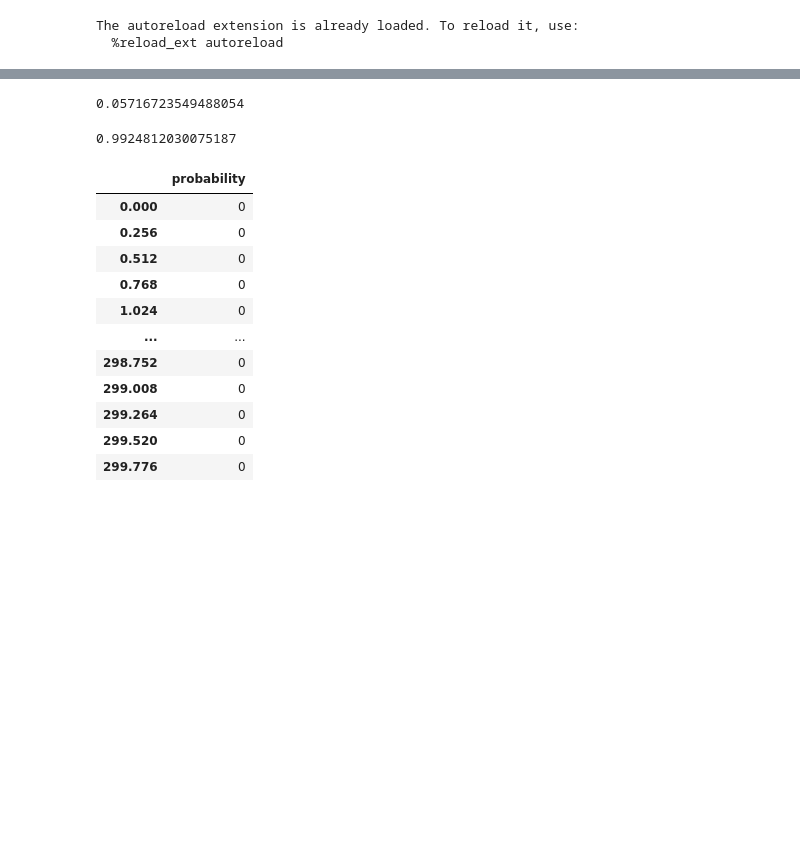
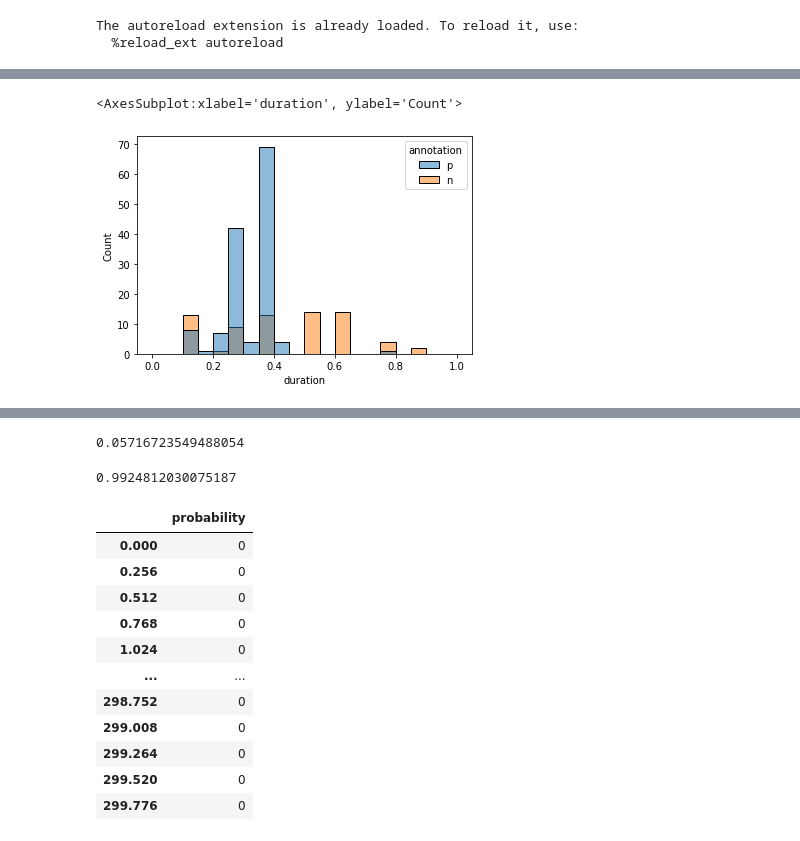
Before and after one commit to jonnor/brewing-audio-event-detection, a Jupyter notebook: notebooks/Explore.ipynb, the cells around one changed output, grey strips where cells are left out. Saved outputs shown, nothing was run; the diff lists cells and outputs as text; code cells hidden in the pictures; blank space fills up the shorter version.

```diff
--- a/notebooks/Explore.ipynb
+++ b/notebooks/Explore.ipynb
@@ -193,0 +227,27 @@ labels.write(lab, 'labels2.txt')
+# %%
+label_dir = os.path.join(data_dir, 'labels')
+
+def get_id_from_labelpath(p):
+    f = os.path.basename(p)
+    prefix, id = f.split('.')
+    assert prefix == 'labels', prefix
+    return id
+
+def load_labels(label_dir):
+
+    paths = [ os.path.join(label_dir, f) for f in os.listdir(label_dir) ]
+
+    ids = list(map(get_id_from_labelpath, paths))
+
+    files = pandas.DataFrame({
+        'path': paths,
+        'id': ids,
+    }).set_index('id')
+
+    labels = files.groupby(by='id').apply(lambda r: brewaed.labels.read(r.path.iloc[0]))
+
+    return labels
+
+ll = load_labels(label_dir)
+ll
+#brewaed.labels.read(ll.path.iloc[0])
@@ -193,0 +276,9 @@ labels.write(lab, 'labels2.txt')
+# %%
+
+ll['duration'] = ll['end'] - ll['start']
+
+import seaborn
+seaborn.histplot(data=ll, x='duration', hue='annotation', bins=20, binrange=(0.0, 1.0))
+# %% [output]
+<AxesSubplot:xlabel='duration', ylabel='Count'>
+[figure, added]
```
Also changed, not shown: parts of 10 cells of this notebook, 7 other files.
